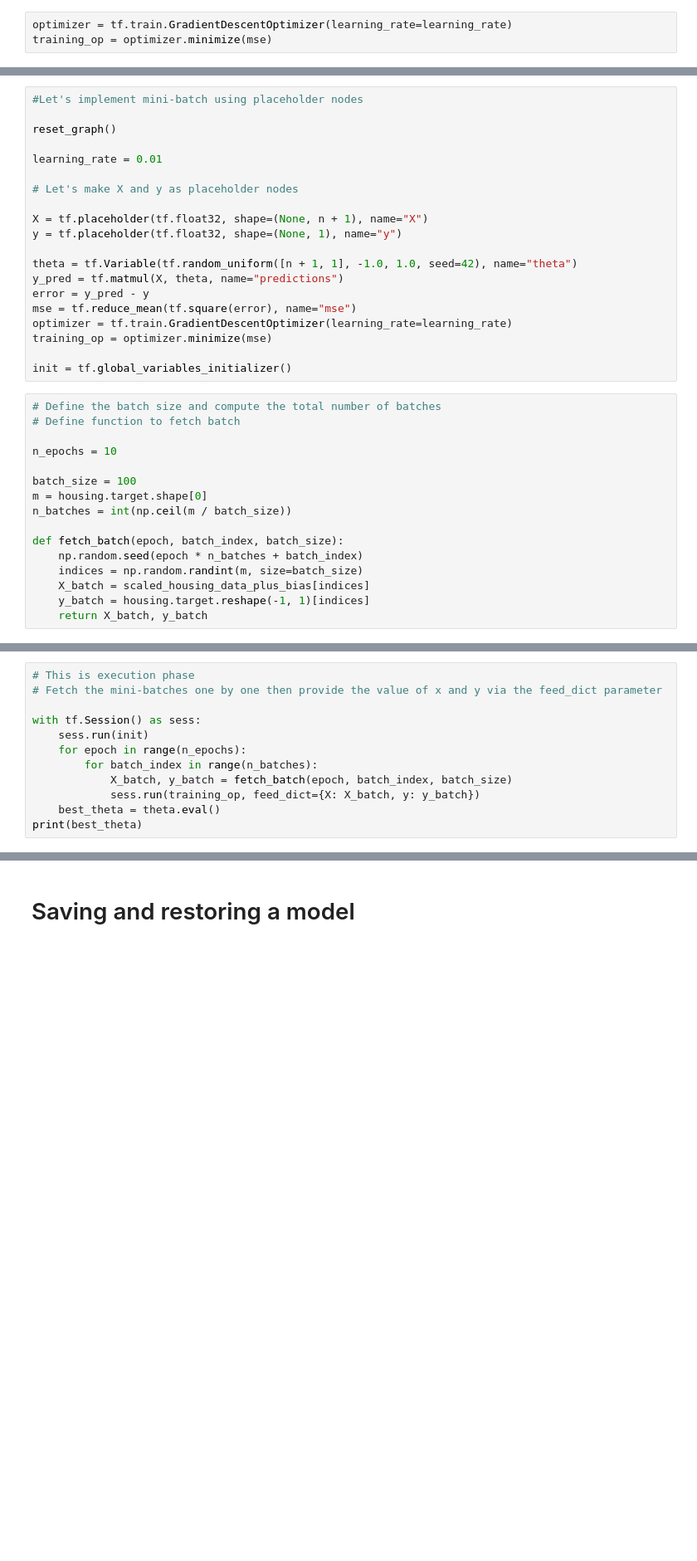
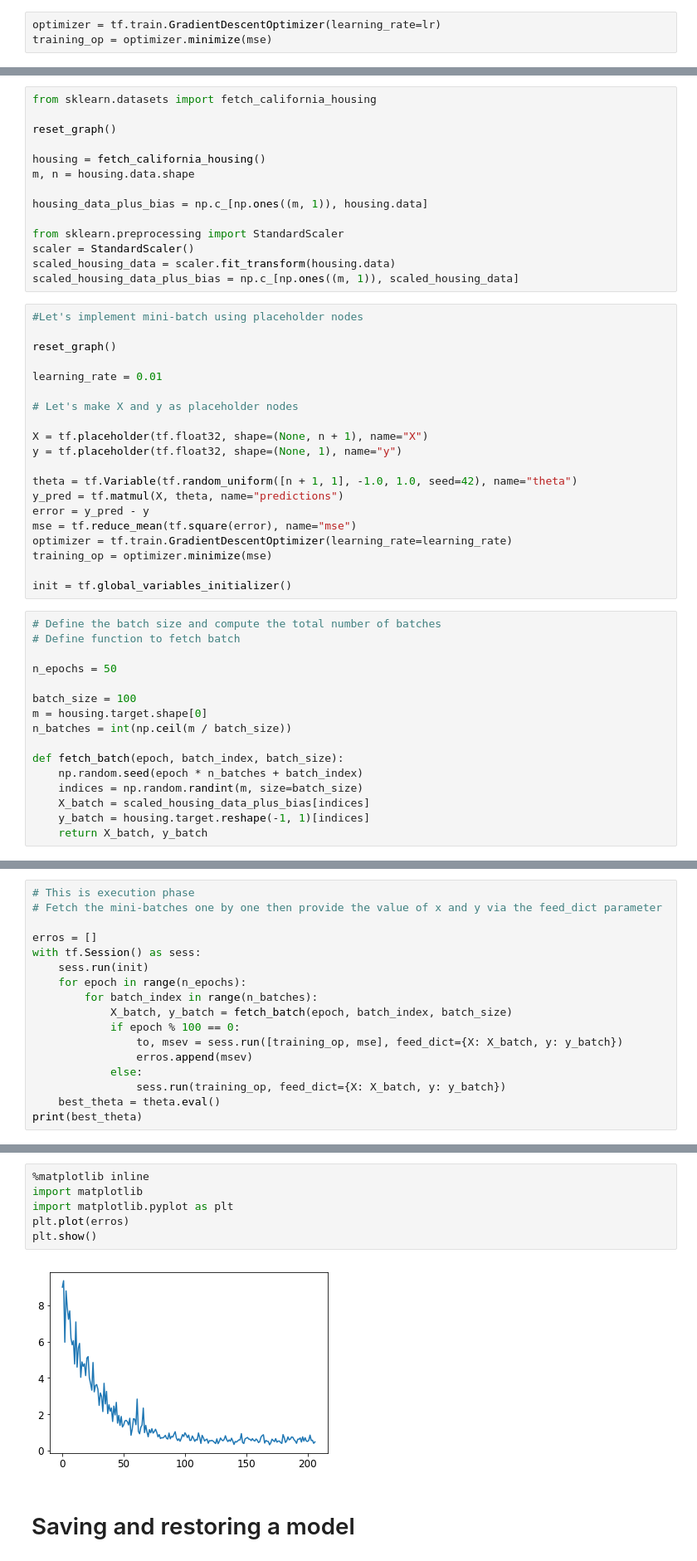
Before and after one commit to cloudxlab/ml, a Jupyter notebook: deep_learning/tensorflow.ipynb, the cells around one changed output, grey strips where cells are left out. Shown: that part at 83% size. Cells and saved outputs as stored; diff of their text form; blank space fills up the shorter version.

```diff
--- a/deep_learning/tensorflow.ipynb
+++ b/deep_learning/tensorflow.ipynb
@@ -572,5 +730,5 @@ mse = tf.reduce_mean(tf.square(error), name="mse")
 # %%
-optimizer = tf.train.GradientDescentOptimizer(learning_rate=learning_rate)
+optimizer = tf.train.GradientDescentOptimizer(learning_rate=lr)
 training_op = optimizer.minimize(mse)
 # %%
 init = tf.global_variables_initializer()
@@ -674,6 +834,20 @@ print(B_val_2)
  [ 24.  26.  28.]]
 # %% [markdown]
 ## Mini-batch Gradient Descent
+# %%
+from sklearn.datasets import fetch_california_housing
+
+reset_graph()
+
+housing = fetch_california_housing()
+m, n = housing.data.shape
+
+housing_data_plus_bias = np.c_[np.ones((m, 1)), housing.data]
+
+from sklearn.preprocessing import StandardScaler
+scaler = StandardScaler()
+scaled_housing_data = scaler.fit_transform(housing.data)
+scaled_housing_data_plus_bias = np.c_[np.ones((m, 1)), scaled_housing_data]
 # %%
 #Let's implement mini-batch using placeholder nodes
 
@@ -698,7 +872,7 @@ init = tf.global_variables_initializer()
 # Define the batch size and compute the total number of batches
 # Define function to fetch batch
 
-n_epochs = 10
+n_epochs = 50
 
 batch_size = 100
 m = housing.target.shape[0]
@@ -725,12 +888,17 @@ fetch_batch(1, 1, 3)
 # This is execution phase
 # Fetch the mini-batches one by one then provide the value of x and y via the feed_dict parameter
 
+erros = []
 with tf.Session() as sess:
     sess.run(init)
     for epoch in range(n_epochs):
         for batch_index in range(n_batches):
             X_batch, y_batch = fetch_batch(epoch, batch_index, batch_size)
-            sess.run(training_op, feed_dict={X: X_batch, y: y_batch})
+            if epoch % 100 == 0:
+                to, msev = sess.run([training_op, mse], feed_dict={X: X_batch, y: y_batch})
+                erros.append(msev)
+            else:
+                sess.run(training_op, feed_dict={X: X_batch, y: y_batch})
     best_theta = theta.eval()
 print(best_theta)
 # %% [output]
@@ -746,3 +918,11 @@ print(best_theta)
+# %%
+%matplotlib inline
+import matplotlib
+import matplotlib.pyplot as plt
+plt.plot(erros)
+plt.show()
+# %% [output]
+[figure, added]
 # %% [markdown]
 # Saving and restoring a model
 # %%
```
Also changed, not shown: parts of 58 cells of this notebook.
